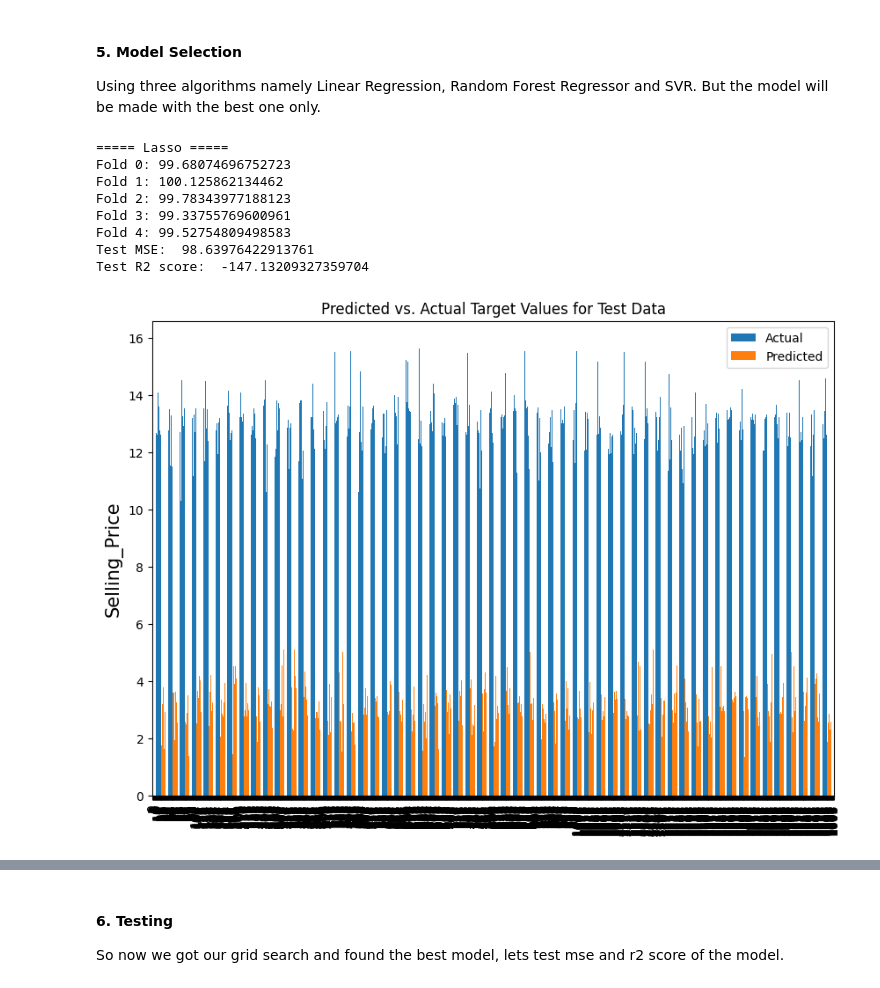
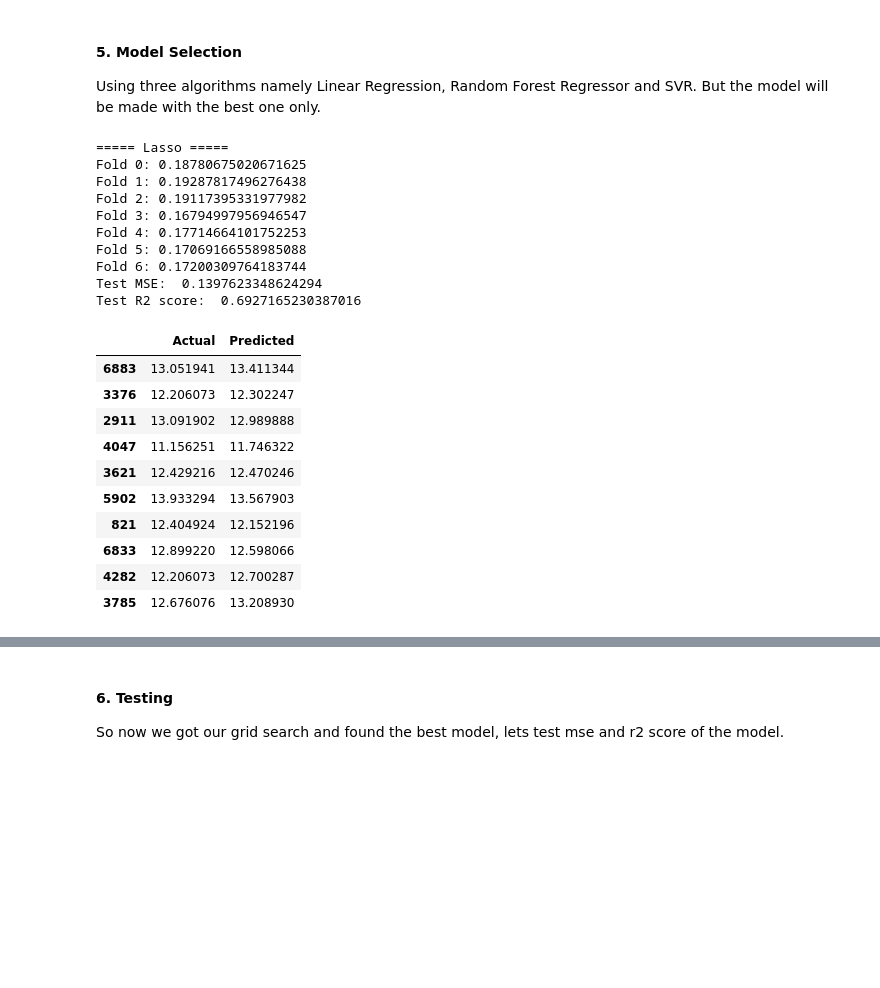
Before and after one commit to puskr99/A3-car-price, a Jupyter notebook: code/car-price-prediction.ipynb, the cells around one changed output, grey strips where cells are left out. Cells and saved outputs as stored; diff of their text form; code cells hidden in the pictures; blank space fills up the shorter version.

```diff
--- a/code/car-price-prediction.ipynb
+++ b/code/car-price-prediction.ipynb
@@ -785,7 +788,7 @@ regs = ["Lasso"]
 
 for reg in regs:
 
-    params = {"method": "mini_batch", "lr": 0.001, "l": 0.05, "weight_init": "xavier", "num_epochs": 100, "momemtum": 0.4}
+    params = {"method": "mini_batch", "lr": 0.001, "l": 0.13, "weight_init": "xavier", "num_epochs": 100, "momemtum": 0.45}
     mlflow.start_run(run_name=f"method-{params['method']}-lr-{params['lr']}-reg-{reg}", nested=True)
 
     print("="*5, reg, "="*5)
@@ -809,23 +812,30 @@ for reg in regs:
     mlflow.end_run()
 # %% [output]
 ===== Lasso =====
-Fold 0: 99.68074696752723
-Fold 1: 100.125862134462
-Fold 2: 99.78343977188123
-Fold 3: 99.33755769600961
-Fold 4: 99.52754809498583
-Test MSE:  98.63976422913761
-Test R2 score:  -147.13209327359704
+Fold 0: 0.18780675020671625
+Fold 1: 0.19287817496276438
+Fold 2: 0.19117395331977982
+Fold 3: 0.16794997956946547
+Fold 4: 0.17714664101752253
+Fold 5: 0.17069166558985088
+Fold 6: 0.17200309764183744
+Test MSE:  0.1397623348624294
+Test R2 score:  0.6927165230387016
-# %%
-df = pd.DataFrame({'Actual':y_test, 'Predicted':yhat})
-
-df.reset_index(inplace=True)
-df.plot(y=['Actual','Predicted'], kind='bar', figsize=(10,7), width=0.8)
-plt.title('Predicted vs. Actual Target Values for Test Data')
-plt.ylabel('Selling_Price', fontsize=15)
-plt.show()
-# %% [output]
-[figure, removed]
+# %%
+comp = pd.DataFrame({"Actual":y_test, 'Predicted':yhat})
+comp.head(10)
+# %% [output]
+|  | Actual | Predicted |
+| 6883 | 13.051941 | 13.411344 |
+| 3376 | 12.206073 | 12.302247 |
+| 2911 | 13.091902 | 12.989888 |
+| 4047 | 11.156251 | 11.746322 |
+| 3621 | 12.429216 | 12.470246 |
+| 5902 | 13.933294 | 13.567903 |
+| 821 | 12.404924 | 12.152196 |
+| 6833 | 12.899220 | 12.598066 |
+| 4282 | 12.206073 | 12.700287 |
+| 3785 | 12.676076 | 13.208930 |
 # %%
 # from itertools import product
 
```
Also changed, not shown: parts of 2 cells of this notebook.
